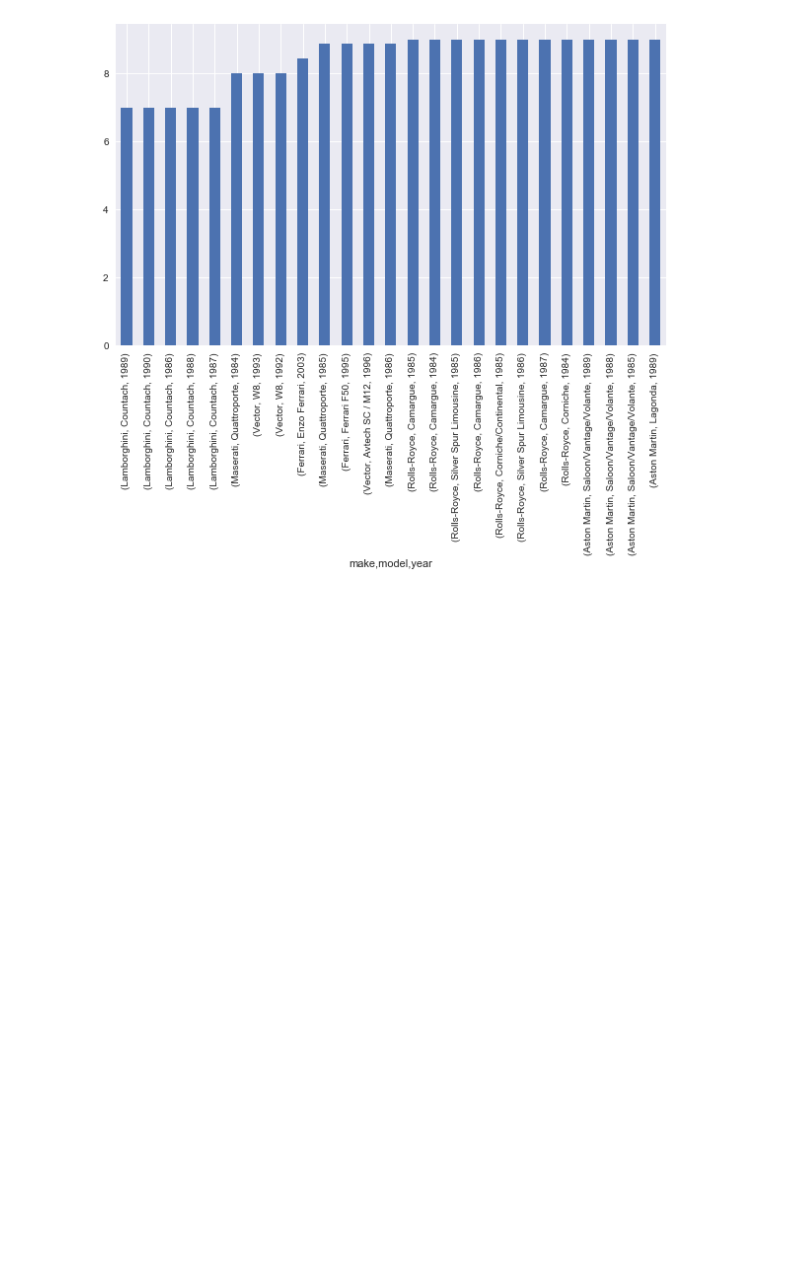
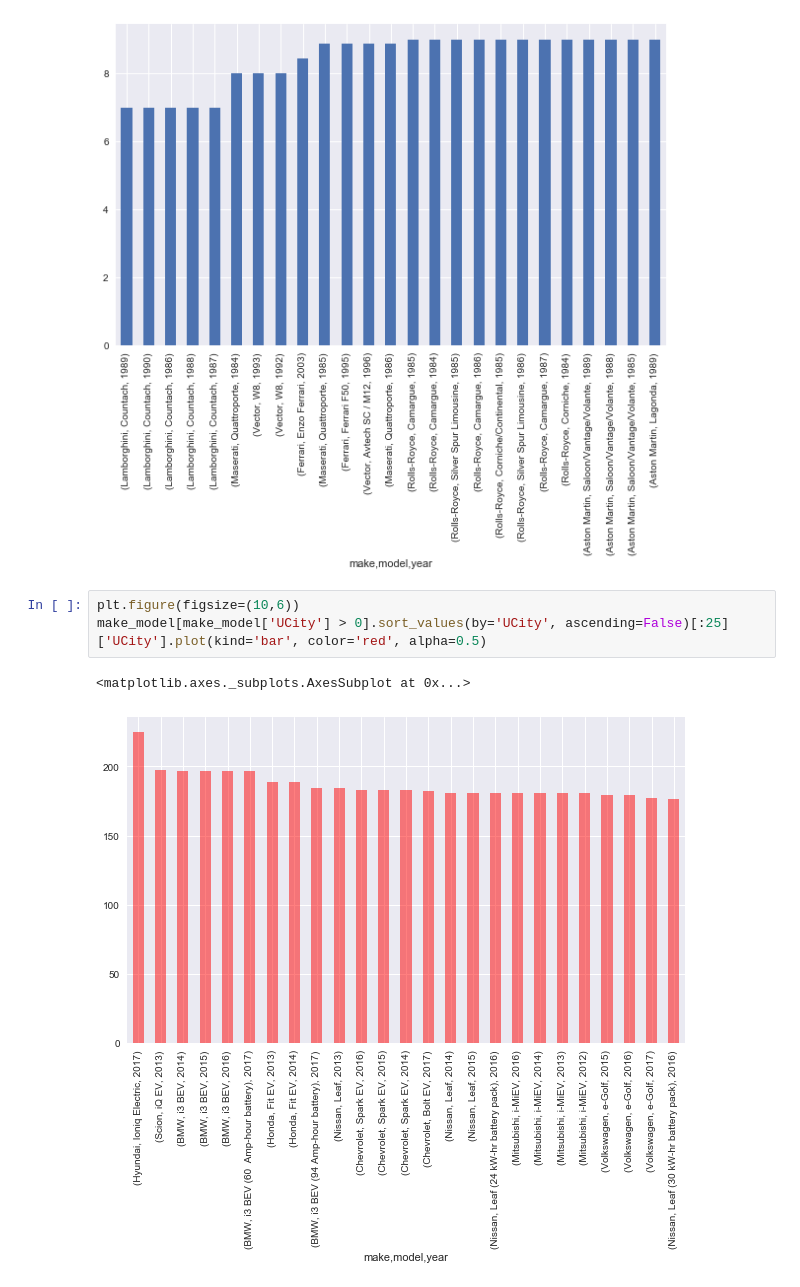
Before and after one commit to bslakman/Cars, a Jupyter notebook: Fuel Economy.ipynb, the cells around one changed output. Drawn from its saved outputs; the diff is of its cells as text; blank space fills up the shorter version.

```diff
--- a/Fuel Economy.ipynb
+++ b/Fuel Economy.ipynb
@@ -33,3 +21,9 @@ make_model[make_model['UCity'] > 0].sort_values(by='UCity', ascending=True)[:25]
 # %% [output]
 <matplotlib.axes._subplots.AxesSubplot at 0x...>
 [figure]
+# %%
+plt.figure(figsize=(10,6))
+make_model[make_model['UCity'] > 0].sort_values(by='UCity', ascending=False)[:25]['UCity'].plot(kind='bar', color='red', alpha=0.5)
+# %% [output]
+<matplotlib.axes._subplots.AxesSubplot at 0x...>
+[figure, added]
```
Also changed, not shown: parts of 4 cells of this notebook, 1 other file.
